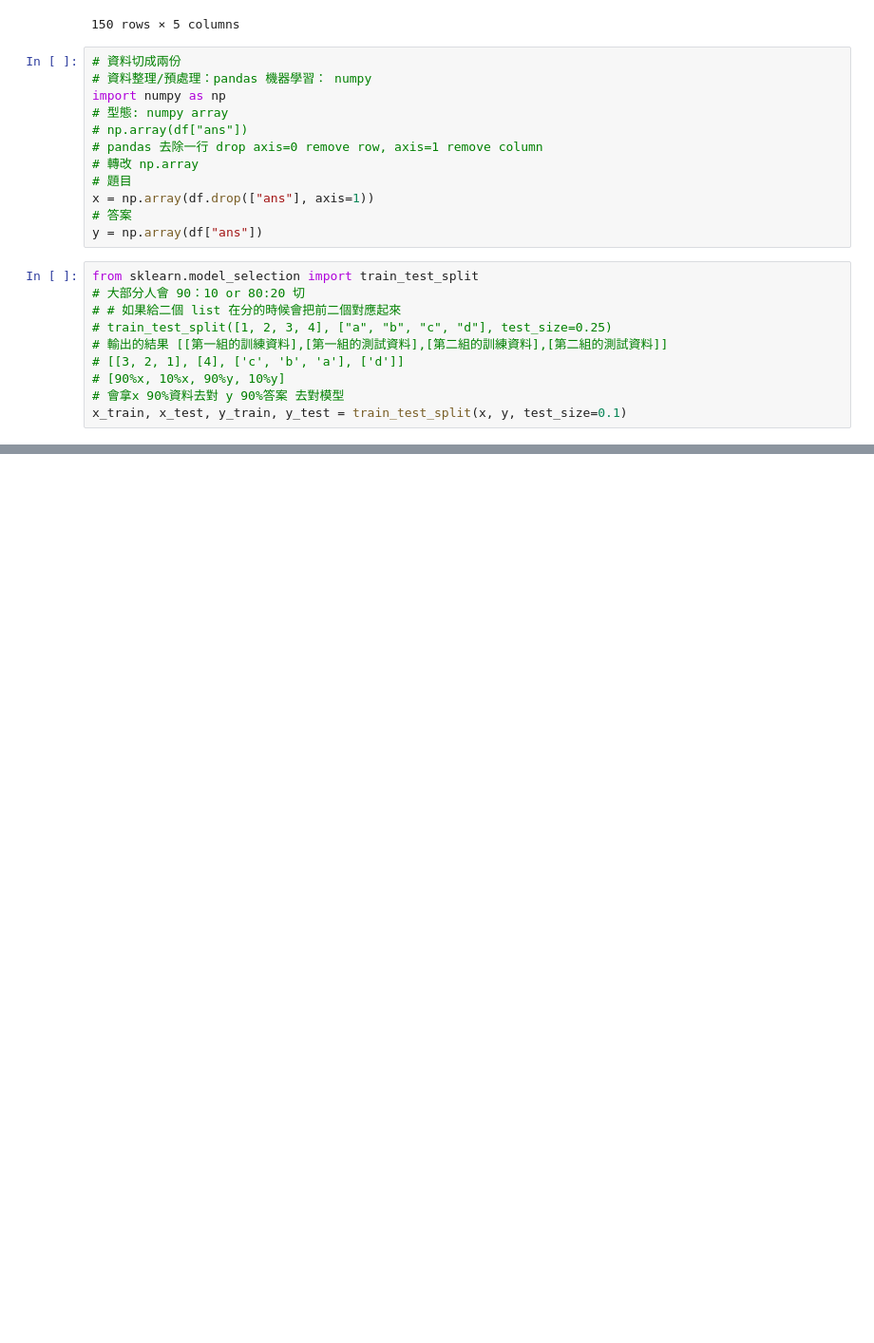
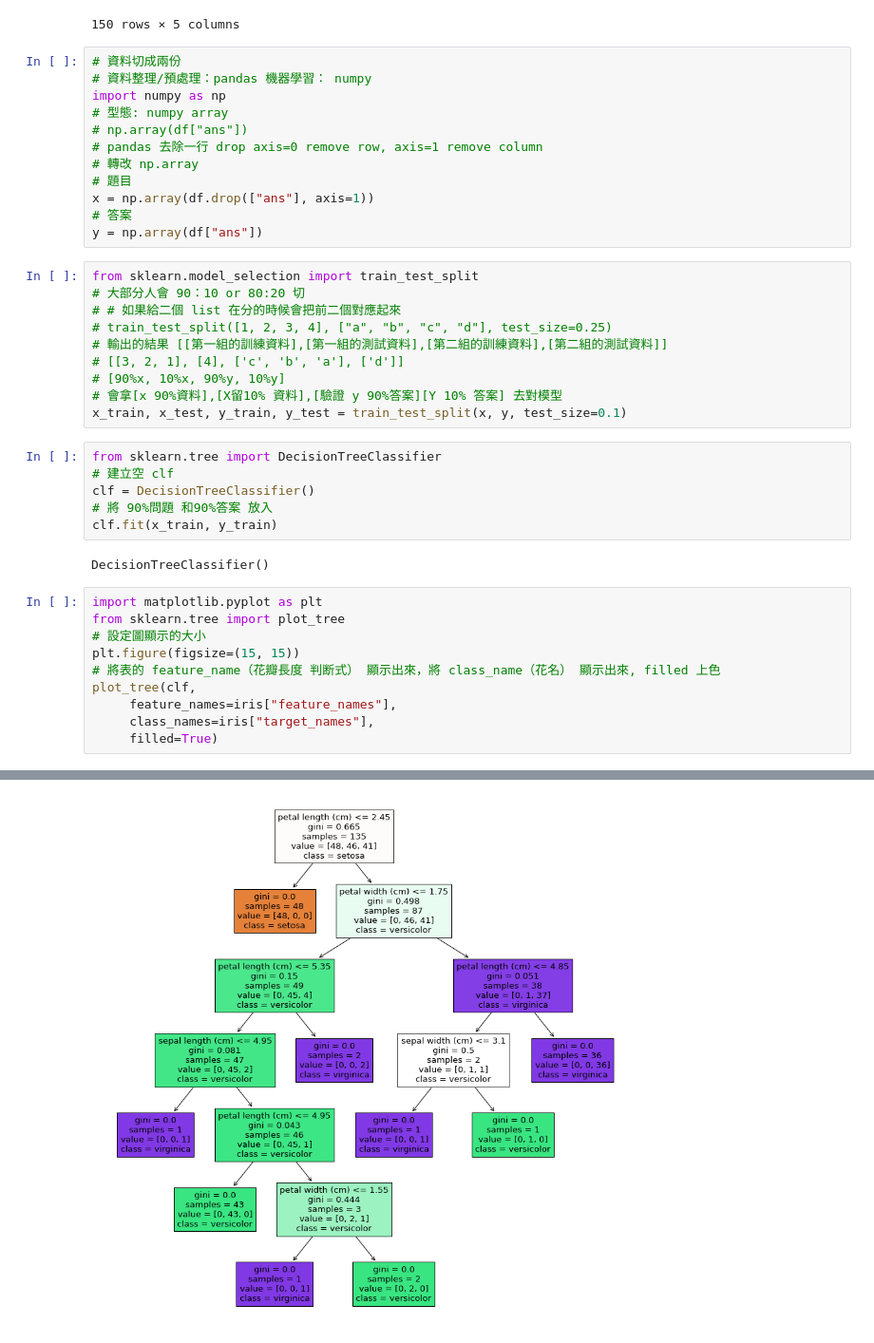
Before and after one commit to Spark095/11101ML, a Jupyter notebook: classification.ipynb, the cells around one changed output, grey strips where cells are left out. Shown at 95% size. Saved outputs shown, nothing was run; the diff lists cells and outputs as text; blank space fills up the shorter version.

```diff
--- a/classification.ipynb
+++ b/classification.ipynb
@@ -50,5 +50,24 @@ from sklearn.model_selection import train_test_split
 # 輸出的結果 [[第一組的訓練資料],[第一組的測試資料],[第二組的訓練資料],[第二組的測試資料]]
 # [[3, 2, 1], [4], ['c', 'b', 'a'], ['d']]
 # [90%x, 10%x, 90%y, 10%y]
-# 會拿x 90%資料去對 y 90%答案 去對模型
+# 會拿[x 90%資料],[X留10% 資料],[驗證 y 90%答案][Y 10% 答案] 去對模型
 x_train, x_test, y_train, y_test = train_test_split(x, y, test_size=0.1)
+# %%
+from sklearn.tree import DecisionTreeClassifier
+# 建立空 clf
+clf = DecisionTreeClassifier()
+# 將 90%問題 和90%答案 放入
+clf.fit(x_train, y_train)
+# %% [output]
+DecisionTreeClassifier()
+# %%
+import matplotlib.pyplot as plt
+from sklearn.tree import plot_tree
+# 設定圖顯示的大小
+plt.figure(figsize=(15, 15))
+# 將表的 feature_name（花瓣長度 判断式） 顯示出來，將 class_name（花名） 顯示出來, filled 上色
+plot_tree(clf,
+     feature_names=iris["feature_names"],
+     class_names=iris["target_names"],
+     filled=True)
+# %% [output]
@@ -54,0 +91 @@ x_train, x_test, y_train, y_test = train_test_split(x, y, test_size=0.1)
+[figure, added]
```
Also changed, not shown: parts of 2 cells of this notebook.
